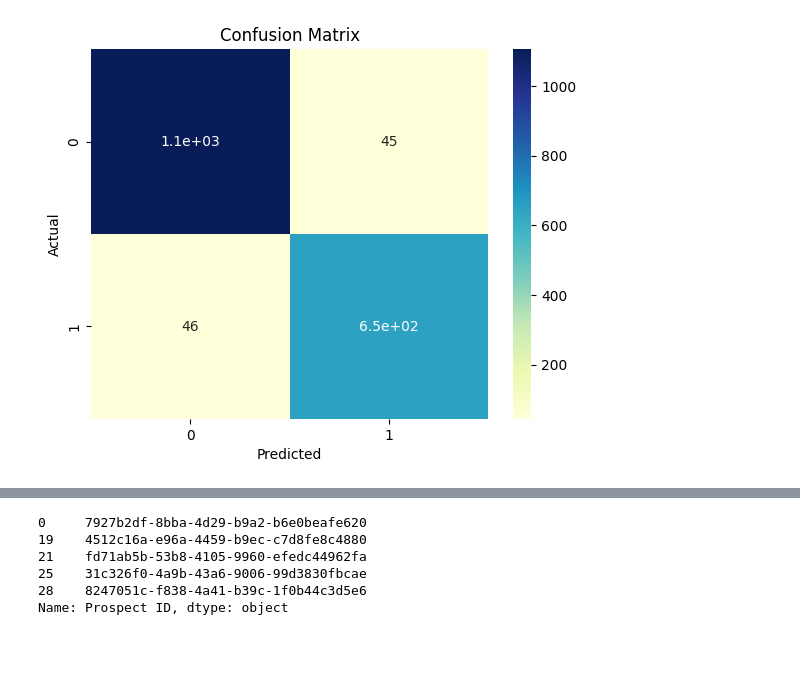
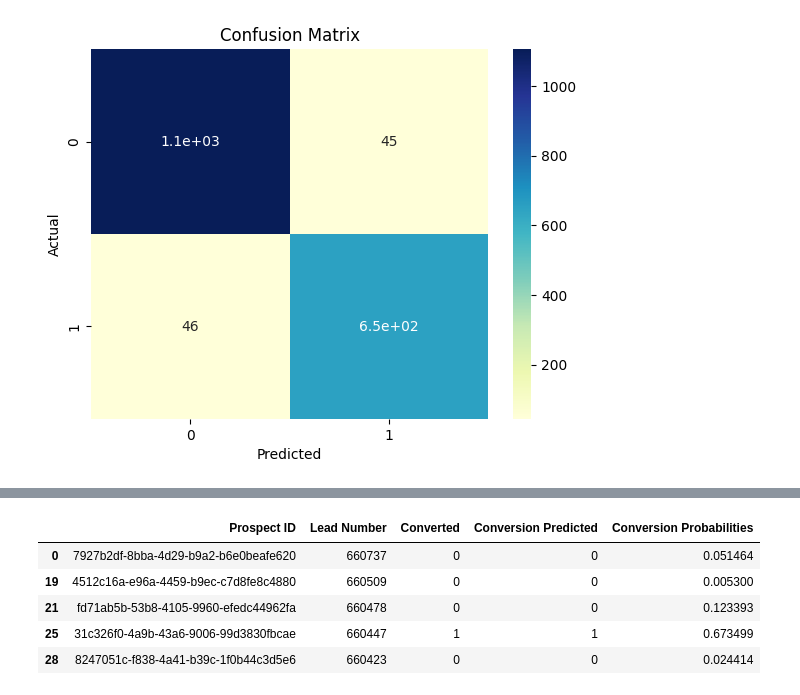
Before and after one commit to thiagosmpa/3_lead-score-classification, a Jupyter notebook: main.ipynb, the cells around one changed output, grey strips where cells are left out. Saved outputs shown, nothing was run; the diff lists cells and outputs as text; code cells hidden in the pictures; blank space fills up the shorter version.

```diff
--- a/main.ipynb
+++ b/main.ipynb
@@ -350,12 +350,12 @@ df_test.head()
 | 21 | fd71ab5b-53b8-4105-9960-efedc44962fa | 660478 | API | Google | No | No | 4.0 | ... |
 | 25 | 31c326f0-4a9b-43a6-9006-99d3830fbcae | 660447 | Landing Page Submission | Google | No | No | 3.0 | ... |
 | 28 | 8247051c-f838-4a41-b39c-1f0b44c3d5e6 | 660423 | Landing Page Submission | Direct Traffic | No | No | 5.0 | ... |
-# %%
-df_test[['Prospect ID', '']]
-# %% [output]
-0     7927b2df-8bba-4d29-b9a2-b6e0beafe620
-19    4512c16a-e96a-4459-b9ec-c7d8fe8c4880
-21    fd71ab5b-53b8-4105-9960-efedc44962fa
-25    31c326f0-4a9b-43a6-9006-99d3830fbcae
-28    8247051c-f838-4a41-b39c-1f0b44c3d5e6
-Name: Prospect ID, dtype: object
+# %%
+df_test[['Prospect ID', 'Lead Number', 'Converted', 'Conversion Predicted', 'Conversion Probabilities']].head()
+# %% [output]
+|  | Prospect ID | Lead Number | Converted | Conversion Predicted | Conversion Probabilities |
+| 0 | 7927b2df-8bba-4d29-b9a2-b6e0beafe620 | 660737 | 0 | 0 | 0.051464 |
+| 19 | 4512c16a-e96a-4459-b9ec-c7d8fe8c4880 | 660509 | 0 | 0 | 0.005300 |
+| 21 | fd71ab5b-53b8-4105-9960-efedc44962fa | 660478 | 0 | 0 | 0.123393 |
+| 25 | 31c326f0-4a9b-43a6-9006-99d3830fbcae | 660447 | 1 | 1 | 0.673499 |
+| 28 | 8247051c-f838-4a41-b39c-1f0b44c3d5e6 | 660423 | 0 | 0 | 0.024414 |
```
Also changed, not shown: 1 other file.
